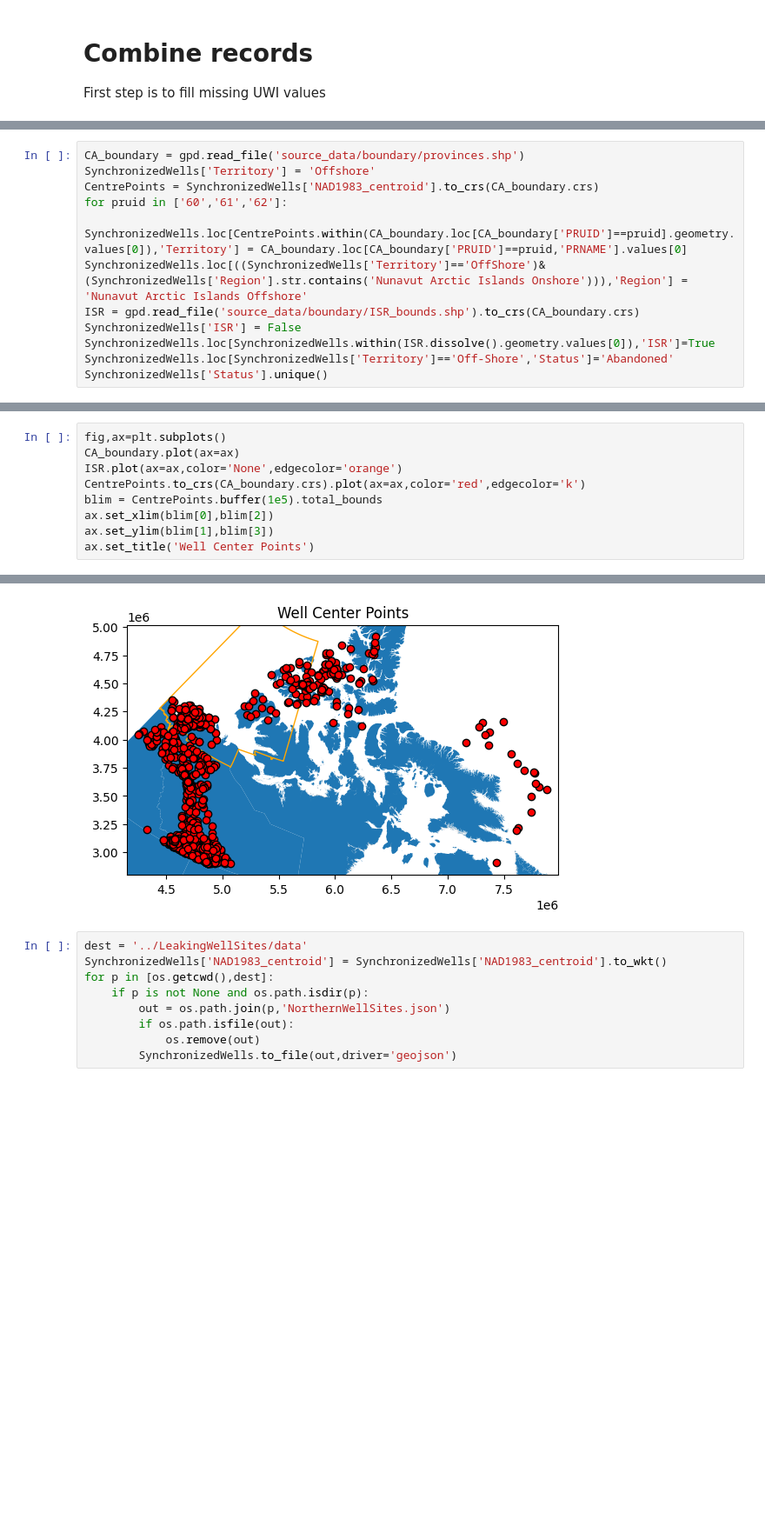
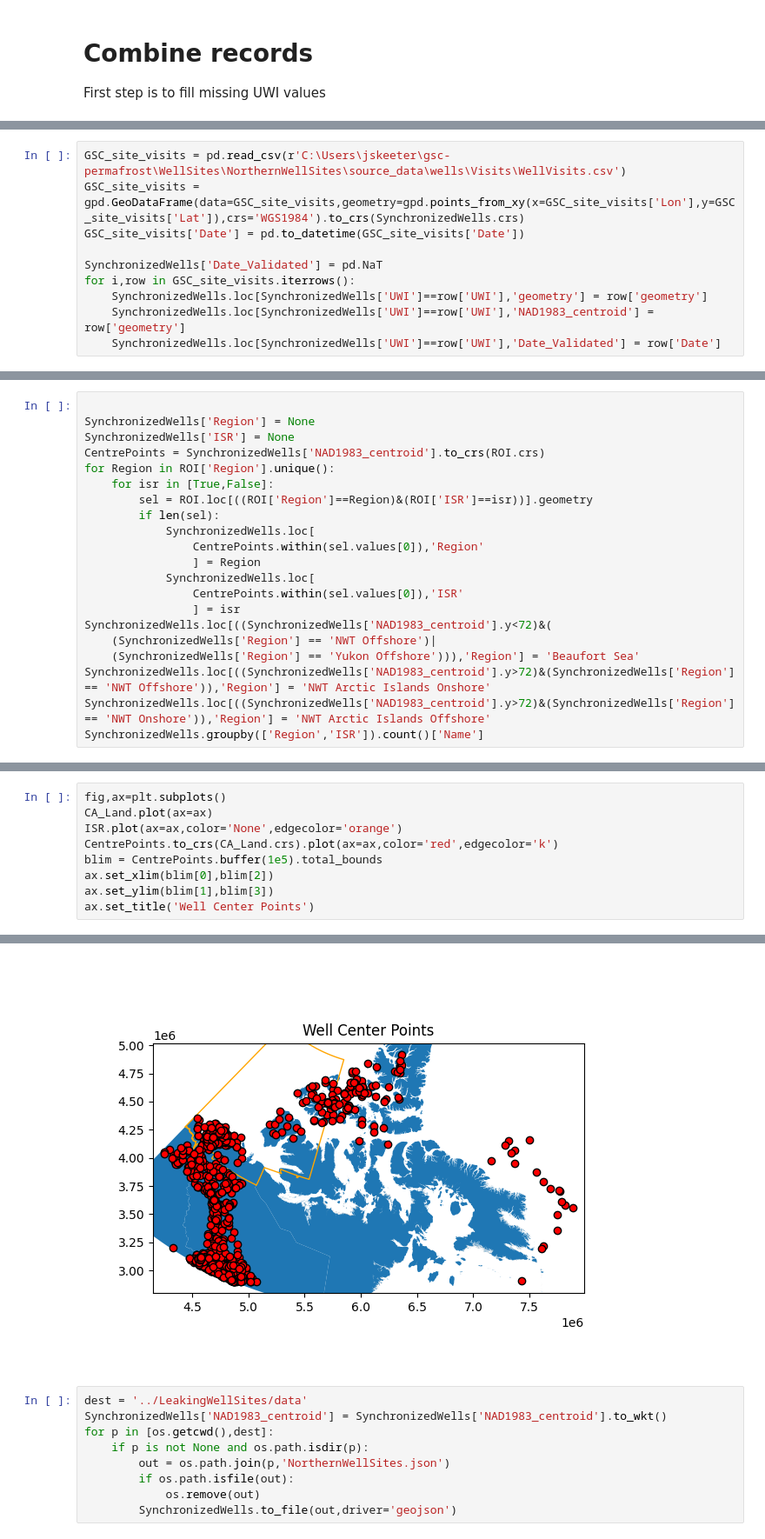
Before and after one commit to gsc-permafrost/NorthernWellSites, a Jupyter notebook: NorthernWellDatabase.ipynb, the cells around one changed output, grey strips where cells are left out. Shown at 87% size. Saved outputs shown, nothing was run; the diff lists cells and outputs as text; blank space fills up the shorter version.

Commit message:
added ROI and verified well visits

```diff
--- a/NorthernWellDatabase.ipynb
+++ b/NorthernWellDatabase.ipynb
@@ -688,0 +650,10 @@ Name: Name, dtype: int64
+# %%
+GSC_site_visits = pd.read_csv(r'C:\Users\jskeeter\gsc-permafrost\WellSites\NorthernWellSites\source_data\wells\Visits\WellVisits.csv')
+GSC_site_visits = gpd.GeoDataFrame(data=GSC_site_visits,geometry=gpd.points_from_xy(x=GSC_site_visits['Lon'],y=GSC_site_visits['Lat']),crs='WGS1984').to_crs(SynchronizedWells.crs)
+GSC_site_visits['Date'] = pd.to_datetime(GSC_site_visits['Date'])
+
+SynchronizedWells['Date_Validated'] = pd.NaT
+for i,row in GSC_site_visits.iterrows():
+    SynchronizedWells.loc[SynchronizedWells['UWI']==row['UWI'],'geometry'] = row['geometry']
+    SynchronizedWells.loc[SynchronizedWells['UWI']==row['UWI'],'NAD1983_centroid'] = row['geometry']
+    SynchronizedWells.loc[SynchronizedWells['UWI']==row['UWI'],'Date_Validated'] = row['Date']
@@ -689,13 +700,22 @@ Name: Name, dtype: int64
 # %%
-CA_boundary = gpd.read_file('source_data/boundary/provinces.shp')
-SynchronizedWells['Territory'] = 'Offshore'
-CentrePoints = SynchronizedWells['NAD1983_centroid'].to_crs(CA_boundary.crs)
-for pruid in ['60','61','62']:
-    SynchronizedWells.loc[CentrePoints.within(CA_boundary.loc[CA_boundary['PRUID']==pruid].geometry.values[0]),'Territory'] = CA_boundary.loc[CA_boundary['PRUID']==pruid,'PRNAME'].values[0]
-SynchronizedWells.loc[((SynchronizedWells['Territory']=='OffShore')&(SynchronizedWells['Region'].str.contains('Nunavut Arctic Islands Onshore'))),'Region'] = 'Nunavut Arctic Islands Offshore'
-ISR = gpd.read_file('source_data/boundary/ISR_bounds.shp').to_crs(CA_boundary.crs)
-SynchronizedWells['ISR'] = False
-SynchronizedWells.loc[SynchronizedWells.within(ISR.dissolve().geometry.values[0]),'ISR']=True
-SynchronizedWells.loc[SynchronizedWells['Territory']=='Off-Shore','Status']='Abandoned'
-SynchronizedWells['Status'].unique()
+
+SynchronizedWells['Region'] = None
+SynchronizedWells['ISR'] = None
+CentrePoints = SynchronizedWells['NAD1983_centroid'].to_crs(ROI.crs)
+for Region in ROI['Region'].unique():
+    for isr in [True,False]:
+        sel = ROI.loc[((ROI['Region']==Region)&(ROI['ISR']==isr))].geometry
+        if len(sel):
+            SynchronizedWells.loc[
+                CentrePoints.within(sel.values[0]),'Region'
+                ] = Region
+            SynchronizedWells.loc[
+                CentrePoints.within(sel.values[0]),'ISR'
+                ] = isr
+SynchronizedWells.loc[((SynchronizedWells['NAD1983_centroid'].y<72)&(
+    (SynchronizedWells['Region'] == 'NWT Offshore')|
+    (SynchronizedWells['Region'] == 'Yukon Offshore'))),'Region'] = 'Beaufort Sea'
+SynchronizedWells.loc[((SynchronizedWells['NAD1983_centroid'].y>72)&(SynchronizedWells['Region'] == 'NWT Offshore')),'Region'] = 'NWT Arctic Islands Onshore'
+SynchronizedWells.loc[((SynchronizedWells['NAD1983_centroid'].y>72)&(SynchronizedWells['Region'] == 'NWT Onshore')),'Region'] = 'NWT Arctic Islands Offshore'
+SynchronizedWells.groupby(['Region','ISR']).count()['Name']
 # %% [output]
@@ -705,15 +735,15 @@ Length: 4, dtype: str
 # %%
 fig,ax=plt.subplots()
-CA_boundary.plot(ax=ax)
+CA_Land.plot(ax=ax)
 ISR.plot(ax=ax,color='None',edgecolor='orange')
-CentrePoints.to_crs(CA_boundary.crs).plot(ax=ax,color='red',edgecolor='k')
+CentrePoints.to_crs(CA_Land.crs).plot(ax=ax,color='red',edgecolor='k')
 blim = CentrePoints.buffer(1e5).total_bounds
 ax.set_xlim(blim[0],blim[2])
 ax.set_ylim(blim[1],blim[3])
 ax.set_title('Well Center Points')
 # %% [output]
 Text(0.5, 1.0, 'Well Center Points')
-[figure, old version]
+[figure, new version]
 # %%
 dest = '../LeakingWellSites/data'
 SynchronizedWells['NAD1983_centroid'] = SynchronizedWells['NAD1983_centroid'].to_wkt()
```
Also changed, not shown: parts of 8 cells of this notebook, 16 other files.
